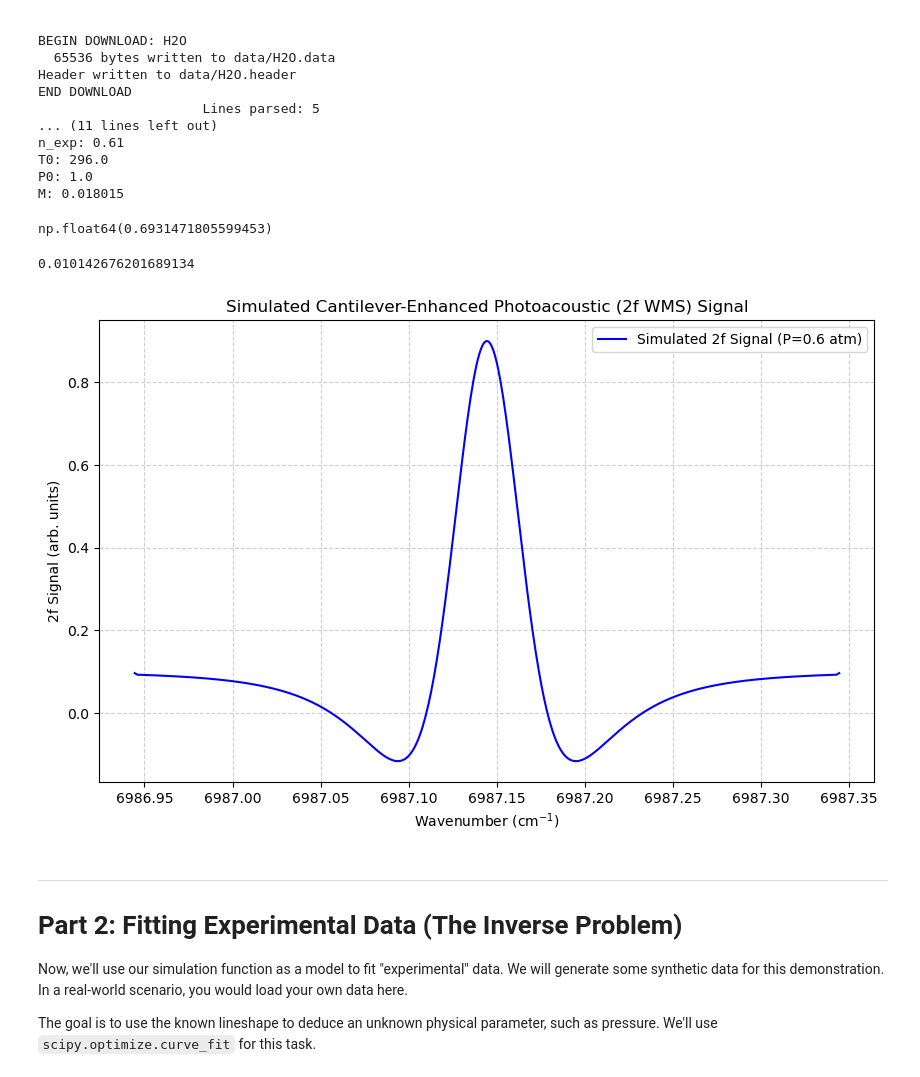
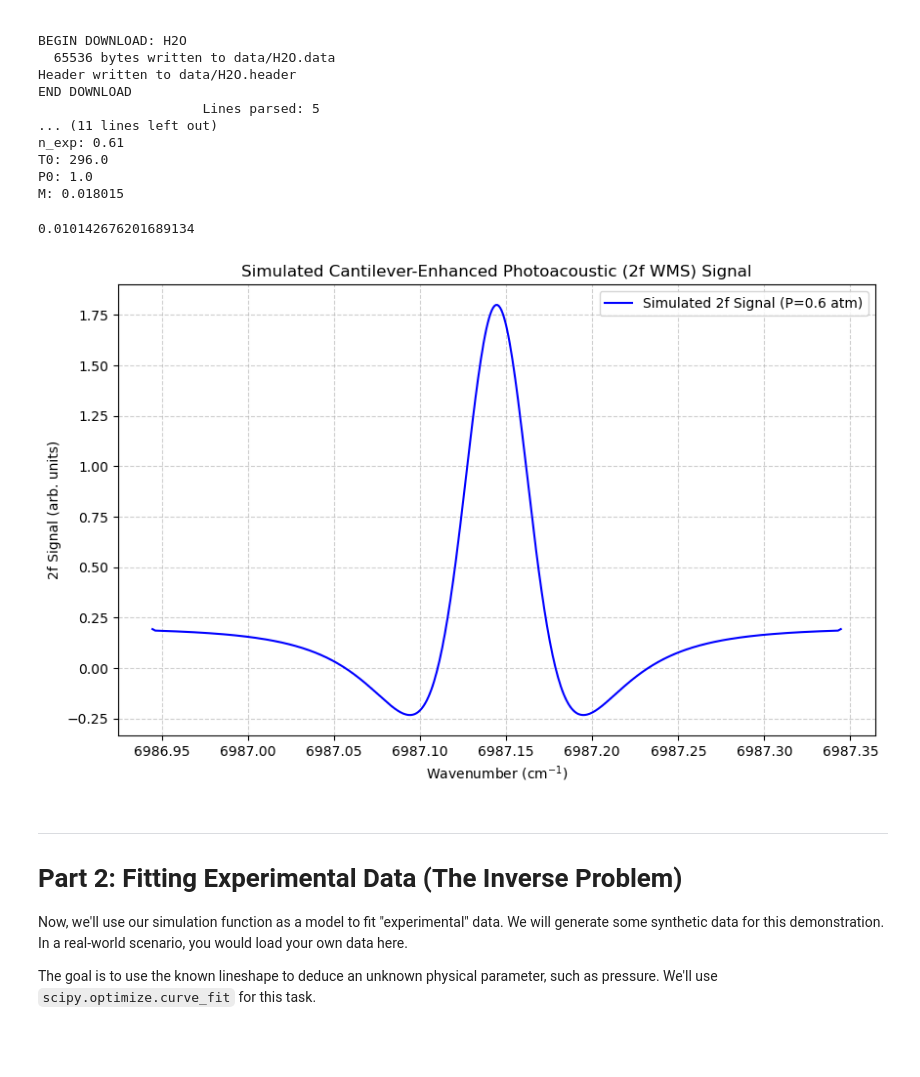
Before and after one commit to lampnis/aerosol-things, a Jupyter notebook: aislop.ipynb, the cells around one changed output. Cells and saved outputs as stored; diff of their text form; code cells hidden in the pictures; blank space fills up the shorter version.

```diff
--- a/aislop.ipynb
+++ b/aislop.ipynb
@@ -226,10 +226,6 @@ n_exp: 0.61
 T0: 296.0
 P0: 1.0
 M: 0.018015
-# %%
-np.log(2)
-# %% [output]
-np.float64(0.6931471805599453)
 # %%
 # --- 2. Functions for Broadening Widths ---
 
@@ -252,7 +248,7 @@ print(hwhm_g)
 # %%
 # --- 3. The Core Simulation Function ---
 
-def simulate_2f_wms_signal(wavenumber_axis, center_v0, T, P_atm, amplitude=1.0, baseline=0.0):
+def simulate_2f_wms_signal(wavenumber_axis, center_v0, T, P_atm, params, amplitude=1.0, baseline=0.0):
     """
     Simulates a 2f WMS signal based on physical parameters.
 
@@ -271,11 +267,12 @@ def simulate_2f_wms_signal(wavenumber_axis, center_v0, T, P_atm, amplitude=1.0,
     # scipy.special.voigt_profile uses sigma (Gaussian std dev) and gamma (Lorentzian HWHM)
 
     # Gaussian HWHM -> sigma
-    hwhm_g = gaussian_hwhm(center_v0, T, MOLAR_MASS)
+    TEMP_REF_T0 = 296.0 # in Kelvin
+    hwhm_g = gaussian_hwhm(center_v0, T, params['M'])
     sigma_g = hwhm_g / np.sqrt(2 * np.log(2))
 
     # Lorentzian HWHM
-    gamma_l = lorentzian_hwhm(P_atm, T, PRESSURE_BROAD_COEFF_GAMMA_L0, TEMP_REF_T0, TEMP_EXPONENT_N)
+    gamma_l = lorentzian_hwhm(P_atm, T, params['gamma_L0'], TEMP_REF_T0, params['n_exp'])
 
     # Generate the Voigt profile (absorption line)
     # The x-axis for voigt_profile is relative to the center
@@ -299,32 +296,36 @@ def simulate_2f_wms_signal(wavenumber_axis, center_v0, T, P_atm, amplitude=1.0,
 # %%
 # --- 4. Example Usage: Generate and Plot a Simulated Signal ---
 
 # Define simulation parameters
 wavenumber_range = np.linspace(LINE_CENTER_V0 - 0.2, LINE_CENTER_V0 + 0.2, 500)
 temperature_K = 292.15
 pressure_atm = 0.6  # Simulate at half an atmosphere
 
 # Generate the signal
-simulated_signal = simulate_2f_wms_signal(
-    wavenumber_axis=wavenumber_range,
-    center_v0=LINE_CENTER_V0,
-    T=temperature_K,
-    P_atm=pressure_atm,
-    amplitude=0.8,
-    baseline=0.1
-)
+simulated_signals = []
+for i in range(2):
+    signal = simulate_2f_wms_signal(
+        wavenumber_axis=wavenumber_range,
+        center_v0=LINE_CENTER_V0,
+        T=temperature_K,
+        P_atm=pressure_atm,
+        params=H2O_LINE_PARAMS[i],
+        amplitude=0.8,
+        baseline=0.1
+    )
+    simulated_signals.append(signal)
 
 # --- Plotting ---
 fig, ax = plt.subplots(figsize=(10, 6))
-ax.plot(wavenumber_range, simulated_signal, 'b-', label=f'Simulated 2f Signal (P={pressure_atm} atm)')
+ax.plot(wavenumber_range, simulated_signals[0]+simulated_signals[1], 'b-', label=f'Simulated 2f Signal (P={pressure_atm} atm)')
 ax.set_title('Simulated Cantilever-Enhanced Photoacoustic (2f WMS) Signal')
 ax.set_xlabel('Wavenumber (cm$^{-1}$)')
 ax.set_ylabel('2f Signal (arb. units)')
 ax.legend()
 ax.grid(True, linestyle='--', alpha=0.6)
 plt.show()
 # %% [output]
-[figure, old version]
+[figure, new version]
 # %% [markdown]
 ---
 # Part 2: Fitting Experimental Data (The Inverse Problem)
```
